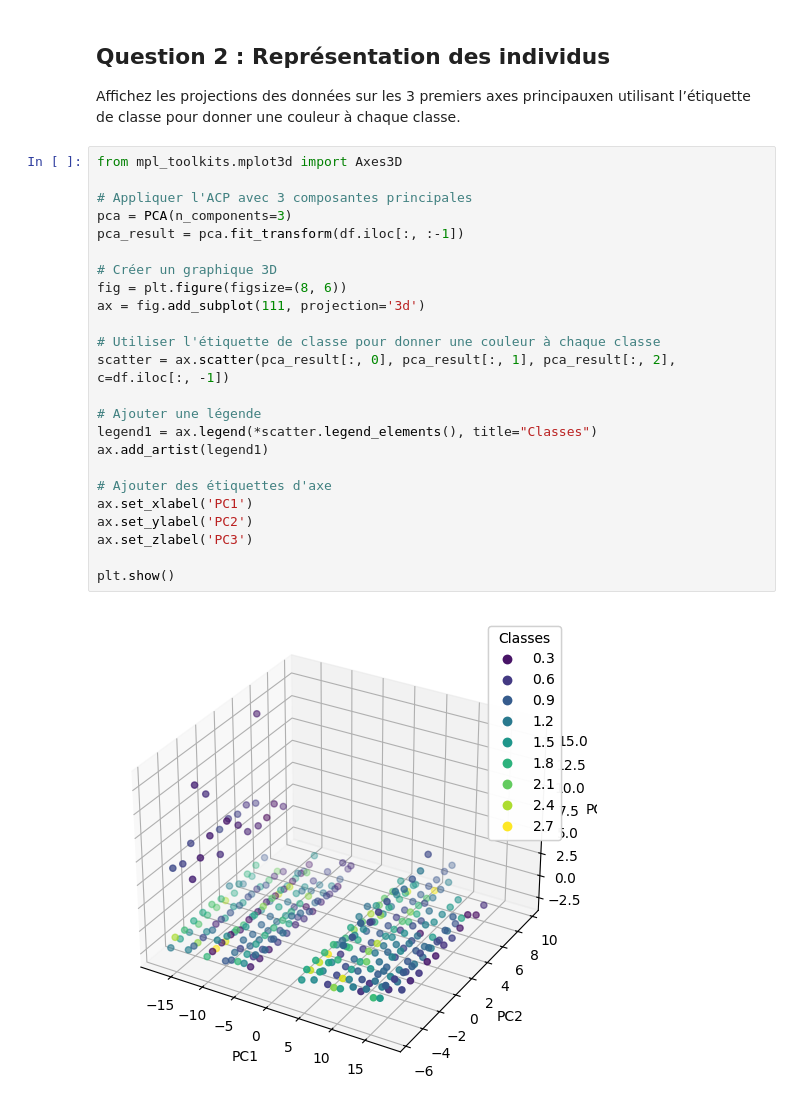
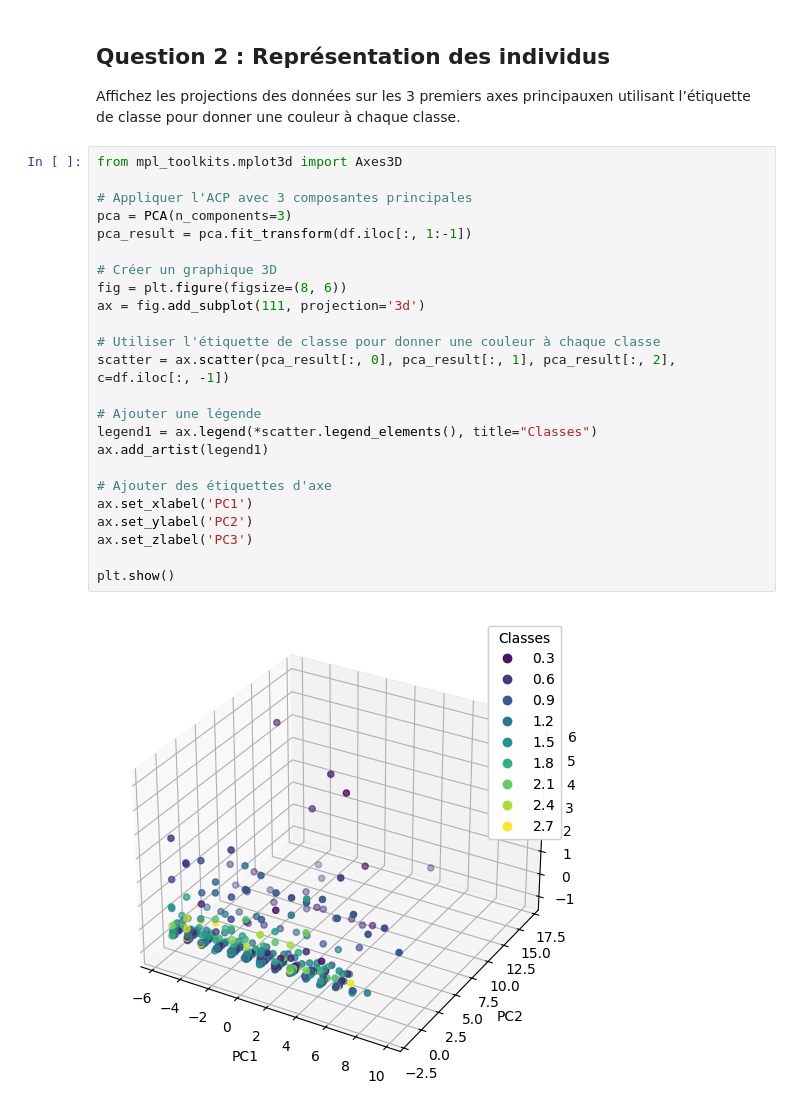
Before and after one commit to Nath9666/Reconnaissance-de-formes-et-apprentissage-machine, a Jupyter notebook: TP/TP1/Ex3.ipynb, the cells around one changed output. Saved outputs shown, nothing was run; the diff lists cells and outputs as text.

```diff
--- a/TP/TP1/Ex3.ipynb
+++ b/TP/TP1/Ex3.ipynb
@@ -37,26 +37,26 @@ Affichez les projections des données sur les 3 premiers axes principauxen utili
 # %%
 from mpl_toolkits.mplot3d import Axes3D
 
 # Appliquer l'ACP avec 3 composantes principales
 pca = PCA(n_components=3)
-pca_result = pca.fit_transform(df.iloc[:, :-1])
+pca_result = pca.fit_transform(df.iloc[:, 1:-1])
 
 # Créer un graphique 3D
 fig = plt.figure(figsize=(8, 6))
 ax = fig.add_subplot(111, projection='3d')
 
 # Utiliser l'étiquette de classe pour donner une couleur à chaque classe
 scatter = ax.scatter(pca_result[:, 0], pca_result[:, 1], pca_result[:, 2], c=df.iloc[:, -1])
 
 # Ajouter une légende
 legend1 = ax.legend(*scatter.legend_elements(), title="Classes")
 ax.add_artist(legend1)
 
 # Ajouter des étiquettes d'axe
 ax.set_xlabel('PC1')
 ax.set_ylabel('PC2')
 ax.set_zlabel('PC3')
 
 plt.show()
 # %% [output]
-[figure, old version]
+[figure, new version]
```
Also changed, not shown: 2 other files.
